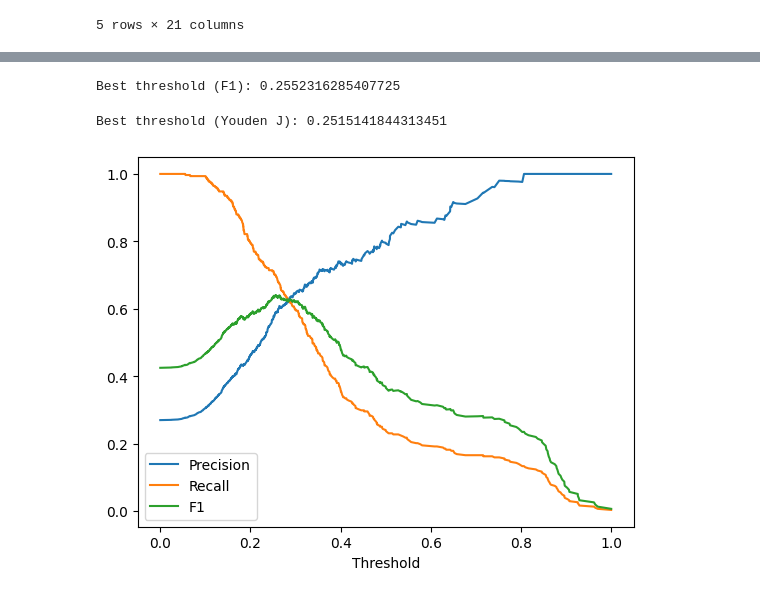
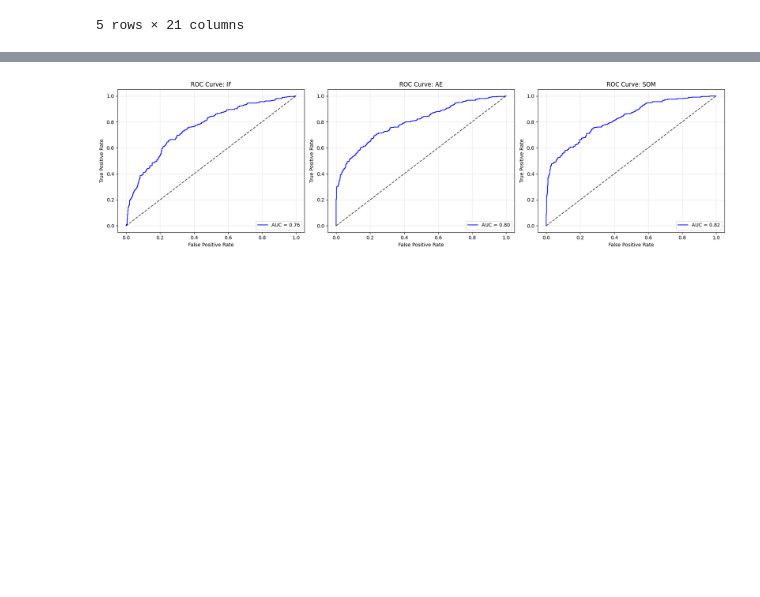
Before and after one commit to aymanfen/RealTimeAnomalyDetection, a Jupyter notebook: notebooks/validation.ipynb, the cells around one changed output, grey strips where cells are left out. Saved outputs shown, nothing was run; the diff lists cells and outputs as text; code cells hidden in the pictures; blank space fills up the shorter version.

```diff
--- a/notebooks/validation.ipynb
+++ b/notebooks/validation.ipynb
@@ -193,35 +140,34 @@ plt.show()
-# %%
-from sklearn.metrics import precision_recall_curve
-import numpy as np
-
-precision, recall, thresholds = precision_recall_curve(ytrue, df['isoscore'])
-
-f1 = 2 * (precision * recall) / (precision + recall + 1e-8)
-best_idx = np.argmax(f1)
-
-best_threshold = thresholds[best_idx]
-print("Best threshold (F1):", best_threshold)
-# %% [output]
-Best threshold (F1): 0.2552316285407725
-# %%
-from sklearn.metrics import roc_curve
-import numpy as np
-
-fpr, tpr, thresholds = roc_curve(ytrue, df['isoscore'])
-
-j = tpr - fpr
-best_idx = np.argmax(j)
-
-best_threshold = thresholds[best_idx]
-print("Best threshold (Youden J):", best_threshold)
-# %% [output]
-Best threshold (Youden J): 0.2515141844313451
-# %%
-plt.plot(thresholds, precision[:-1], label="Precision")
-plt.plot(thresholds, recall[:-1], label="Recall")
-plt.plot(thresholds, f1[:-1], label="F1")
-plt.legend()
-plt.xlabel("Threshold")
-plt.show()
-# %% [output]
-[figure, removed]
+# %%
+import matplotlib.pyplot as plt
+from sklearn.metrics import roc_curve, roc_auc_score
+
+# Assuming you have 3 sets of scores: scores1, scores2, scores3
+# and their corresponding true labels: y_true1, y_true2, y_true3
+models = [
+    ('IF', ytrue, df['isoscore']),
+    ('AE', ytrue, df['aescore']),
+    ('SOM', ytrue, df['somscore'])
+]
+
+# Create a figure with 1 row and 3 columns
+fig, axes = plt.subplots(1, 3, figsize=(18, 5))
+
+for i, (name, y_true, scores) in enumerate(models):
+    fpr, tpr, _ = roc_curve(y_true, scores)
+    roc_auc = roc_auc_score(y_true, scores)
+
+    # Plot on the specific subplot axis
+    axes[i].plot(fpr, tpr, label=f'AUC = {roc_auc:.2f}', color='blue')
+    axes[i].plot([0, 1], [0, 1], 'k--', alpha=0.7)  # Random baseline
+
+    # Formatting each subplot
+    axes[i].set_title(f'ROC Curve: {name}')
+    axes[i].set_xlabel('False Positive Rate')
+    axes[i].set_ylabel('True Positive Rate')
+    axes[i].legend(loc='lower right')
+    axes[i].grid(alpha=0.3)
+
+plt.tight_layout()
+plt.show()
+# %% [output]
+[figure, added]
```
Also changed, not shown: parts of 27 cells of this notebook, 8 other files.
